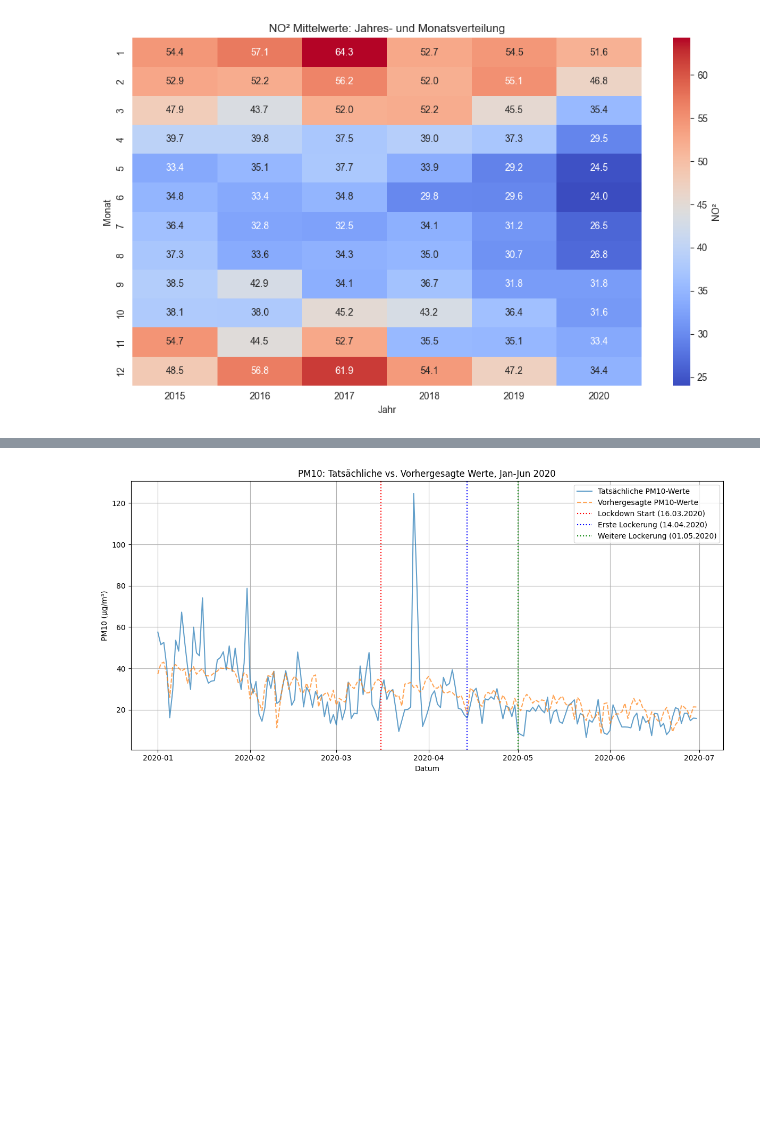
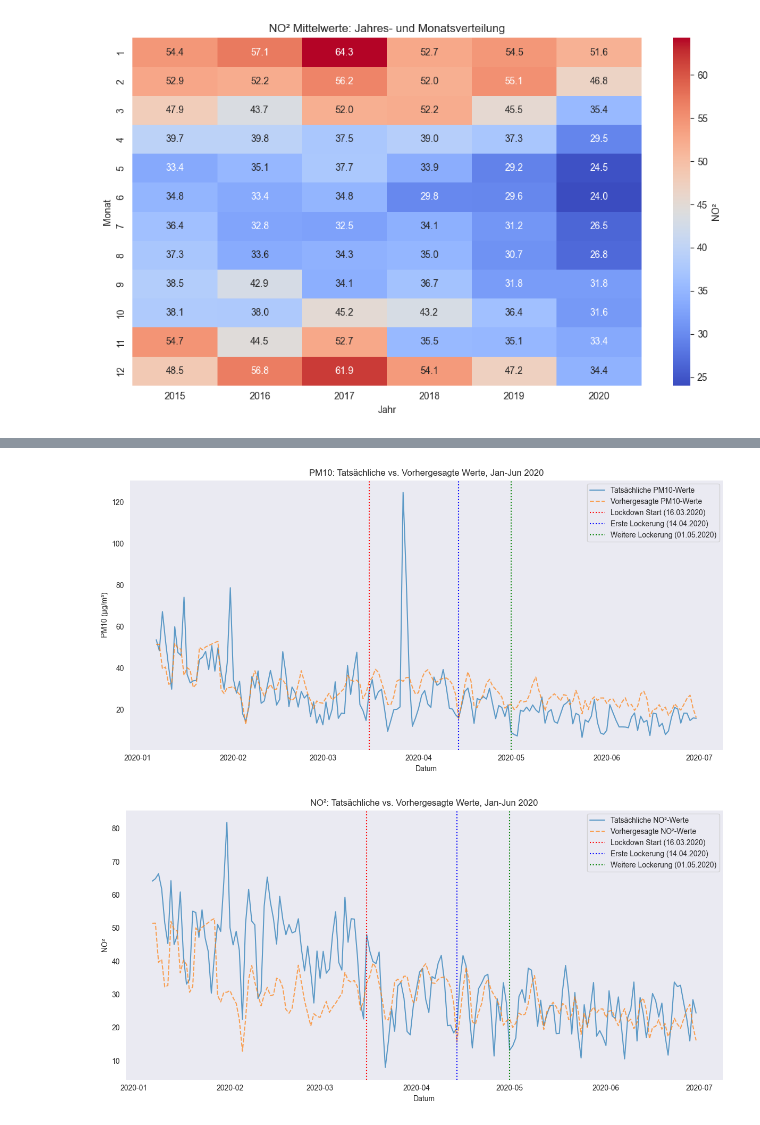
Before and after one commit to Veit-Kramer-Schoeggl/statistik_A02, a Jupyter notebook: A02-TeamA.ipynb, the cells around one changed output, grey strips where cells are left out. Drawn from its saved outputs; the diff is of its cells as text; code cells hidden in the pictures; blank space fills up the shorter version.

```diff
--- a/A02-TeamA.ipynb
+++ b/A02-TeamA.ipynb
@@ -492,6 +467,7 @@ Residual       306669.806599  1778.0         NaN           NaN
 
 # a) Berechnung der Temperaturdifferenz
 train_graz_df['temp_diff'] = train_graz_df['temp'] - train_kalk_df['temp']
+test_graz_df['temp_diff'] = test_graz_df['temp'] - test_graz_df['temp']
 
 # b) Berechnung mittels neuer Variable:
 response_variable = "no2"
@@ -1060,31 +1009,60 @@ DateTime
 # %%
 ###############################################################################
 # 7) Vergleichen der Vorhersage für 2020 mit den wahren Werten aus 2020
 ###############################################################################
 
 # Nur Daten von Januar bis Juni 2020
-test_df_6m = test_df.loc["2020-01-01":"2020-06-30"].copy()
+test_df_6m = test_graz_df.loc["2020-01-01":"2020-06-30"].copy()
 
 lockdown_start = pd.to_datetime("2020-03-16")
 lockdown_easing1 = pd.to_datetime("2020-04-14")
 lockdown_easing2 = pd.to_datetime("2020-05-01")
+# lockdown_easing3 = pd.to_datetime("2020-11-17")
 
 
 plt.figure(figsize=(12, 6))
 plt.plot(test_df_6m.index, test_df_6m['pm10'], label='Tatsächliche PM10-Werte', alpha=0.7)
 plt.plot(test_df_6m.index, test_df_6m['predicted_pm10'],
          label='Vorhergesagte PM10-Werte', linestyle='--', alpha=0.7)
 
 plt.axvline(lockdown_start, color='red', linestyle=':', label='Lockdown Start (16.03.2020)')
 plt.axvline(lockdown_easing1, color='blue', linestyle=':', label='Erste Lockerung (14.04.2020)')
 plt.axvline(lockdown_easing2, color='green', linestyle=':', label='Weitere Lockerung (01.05.2020)')
+# plt.axvline(lockdown_easing3, color='purple', linestyle=':', label='Zweiter Lockdown (17.11.2020)')
 
 plt.title("PM10: Tatsächliche vs. Vorhergesagte Werte, Jan-Jun 2020")
 plt.xlabel("Datum")
 plt.ylabel("PM10 (µg/m³)")
 plt.legend()
 plt.grid()
 plt.tight_layout()
 plt.show()
+
+plt.figure(figsize=(12, 6))
+plt.plot(test_df_6m.index, test_df_6m['no2'], label='Tatsächliche NO²-Werte', alpha=0.7)
+plt.plot(test_df_6m.index, test_df_6m['predicted_no2'],
+         label='Vorhergesagte NO²-Werte', linestyle='--', alpha=0.7)
+
+plt.axvline(lockdown_start, color='red', linestyle=':', label='Lockdown Start (16.03.2020)')
+plt.axvline(lockdown_easing1, color='blue', linestyle=':', label='Erste Lockerung (14.04.2020)')
+plt.axvline(lockdown_easing2, color='green', linestyle=':', label='Weitere Lockerung (01.05.2020)')
+# plt.axvline(lockdown_easing3, color='purple', linestyle=':', label='Zweiter Lockdown (17.11.2020)')
+
+plt.title("NO²: Tatsächliche vs. Vorhergesagte Werte, Jan-Jun 2020")
+plt.xlabel("Datum")
+plt.ylabel("NO²")
+plt.legend()
+plt.grid()
+plt.tight_layout()
+plt.show()
+
+###############################################################################
+# 8) Letzte Gedanken:
+###############################################################################
+
+#
+# Da unser Modell die Daten oft unterschätzt scheint der Beginn der COVID-Pandemie und der damit zusammenhängede Rückgang der Werte (bis auf einen Ausreißer) für unser Modell besonders gut zu sein.
+# Man müsste wohl die Anzahl der Parameter deutlich reduzieren um unser Modell verbessern zu können. Jedoch blieb uns nicht annähnerng genug Zeit um das zu bewerkstelligen. Aber auch ein schlechtes Ergebnis ist ein Ergebnis. Für das Nächste mal würden wir versuchen ein (gut funktionierendes) Kreuzvalidierungsverfahren anstatt einer selbst geschriebenen Methode zu verwenden um das beste OLS-Modell zu ermitteln. Ich vermute dass hierin der Fehler liegt.
 # %% [output]
-[figure, old version]
+[figure, new version]
+[figure, added]
```
Also changed, not shown: parts of 17 cells of this notebook.
